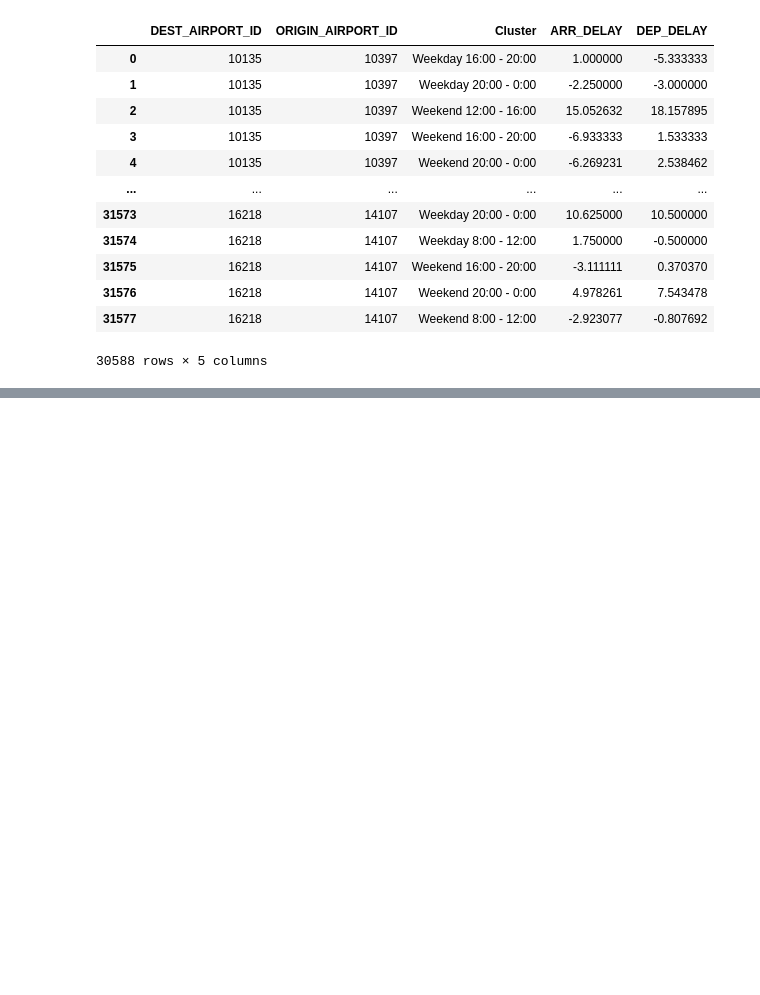
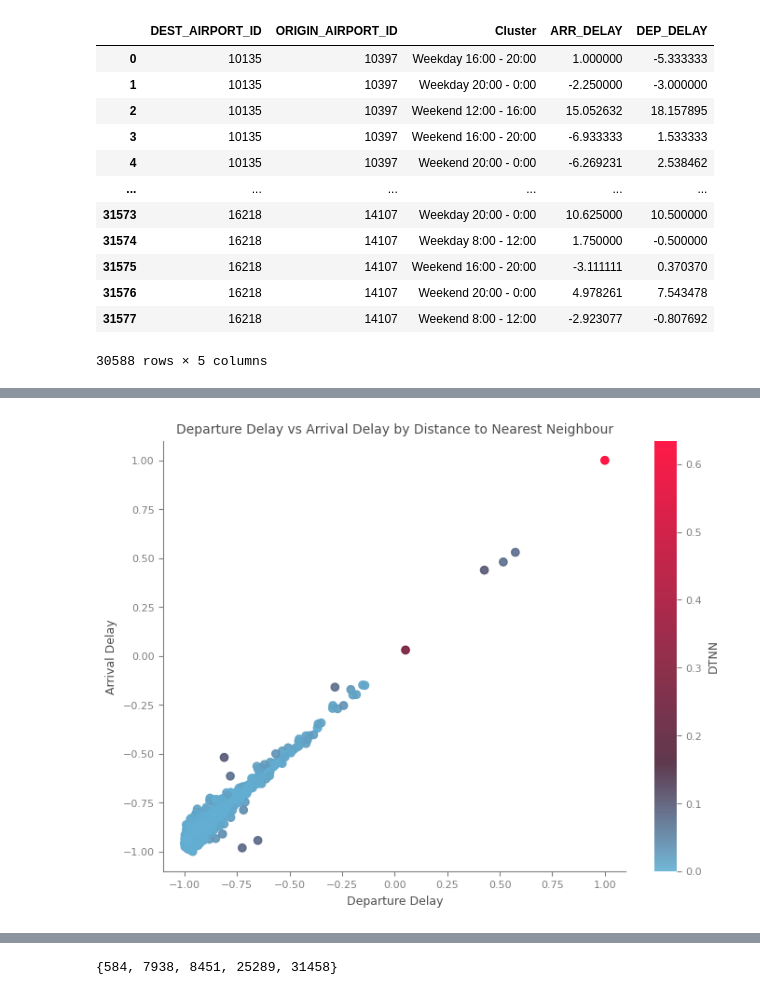
Before and after one commit to mairihallman/MAT-4376E-F24, a Jupyter notebook: 4-anomaly-detection-and-outlier-analysis/new_dtap_dtnn.ipynb, the cells around one changed output, grey strips where cells are left out. Saved outputs shown, nothing was run; the diff lists cells and outputs as text; code cells hidden in the pictures; blank space fills up the shorter version.

```diff
--- a/4-anomaly-detection-and-outlier-analysis/new_dtap_dtnn.ipynb
+++ b/4-anomaly-detection-and-outlier-analysis/new_dtap_dtnn.ipynb
@@ -137 +245,33 @@ plt.show()
+# %%
+plt.figure(figsize=(8, 6))
+scatter = plt.scatter(
+    x=delays['DEP_DELAY_scaled'],
+    y=delays['ARR_DELAY_scaled'],
+    c=delays['dtnn'],  # Continuous variable for color
+    cmap=cmap,  # Colormap
+    alpha=0.9
+)
+
+# Add color bar
+cbar = plt.colorbar(scatter)
+cbar.outline.set_visible(False)
+cbar.ax.tick_params(colors='gray',labelsize=8)  # Set tick and label color and size
+cbar.set_label("DTNN", color='#4d4d4d',fontsize=9)  # Color and size of the label
+
+
+ax = plt.gca()  # Get the current axis
+ax.spines['top'].set_visible(False)
+ax.spines['right'].set_visible(False)
+ax.spines['left'].set_color('gray')
+ax.spines['bottom'].set_color('gray')
+ax.tick_params(axis='both', which='both', colors='gray',labelsize=8)
+
+ax.set_xlabel('Departure Delay', color='#4d4d4d',fontsize=9)
+ax.set_ylabel('Arrival Delay', color='#4d4d4d',fontsize=9)
+ax.set_title('Departure Delay vs Arrival Delay by Distance to Nearest Neighbour', color='#4d4d4d', fontsize=10)
+
+# Show plot
+plt.show()
+# %% [output]
+[figure, added]
 # %%
@@ -148,3 +289,7 @@ delays.loc[delays['dtnn'].nlargest(10).index.to_list()]
 | 7938 | 11292 | 11540 | Weekday 16:00 - 20:00 | 904.000000 | 902.00 | 0.480339 | 0.516790 | ... |
 | 31458 | 15624 | 10676 | Weekend 16:00 - 20:00 | 936.000000 | 937.00 | 0.529684 | 0.574120 | ... |
 | 28330 | 14771 | 12264 | Weekday 16:00 - 20:00 | 194.000000 | 109.00 | -0.614495 | -0.782146 | ... |
+# %%
+set(dtap_top10).intersection(set(dtnn_top10))
+# %% [output]
+{584, 7938, 8451, 25289, 31458}
```
Also changed, not shown: parts of 18 cells of this notebook, 8 other files.
